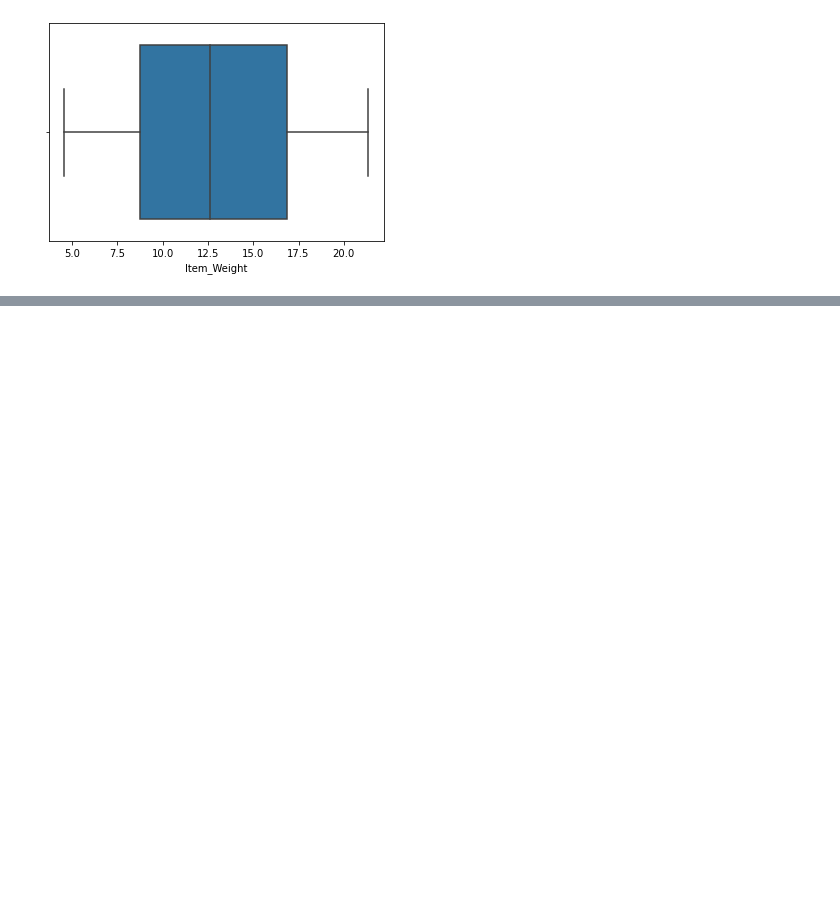
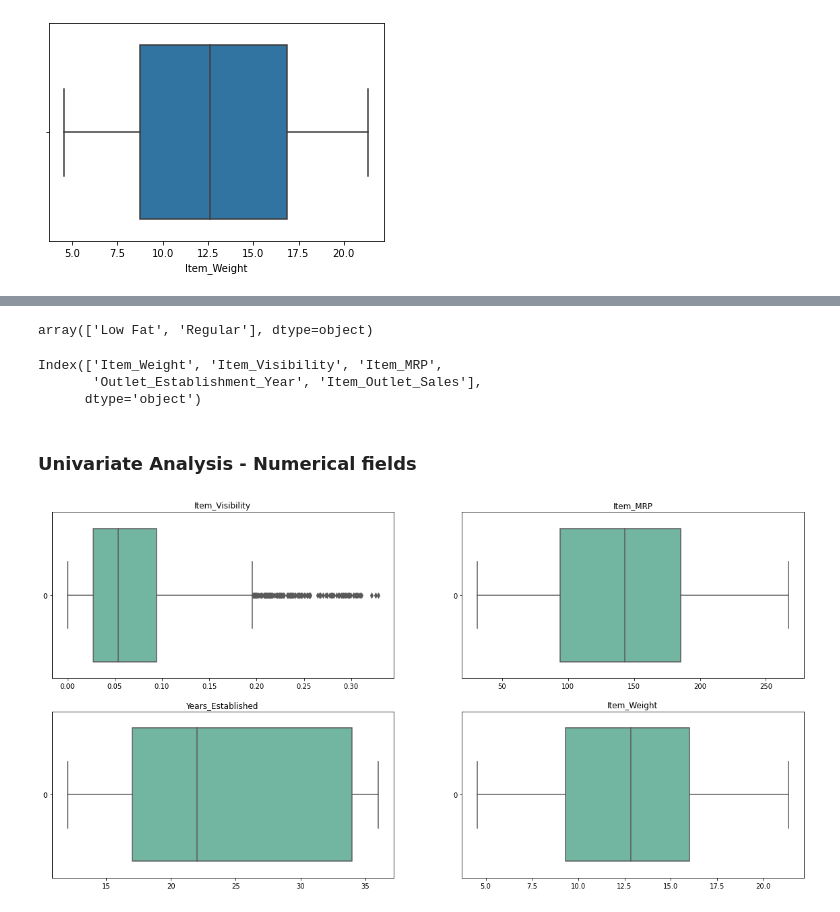
Before and after one commit to kanishkaRandunu/BigMart-Sales-Prediction, a Jupyter notebook: Big Mart Sales.ipynb, the cells around one changed output, grey strips where cells are left out. Drawn from its saved outputs; the diff is of its cells as text; code cells hidden in the pictures; blank space fills up the shorter version.

```diff
--- a/Big Mart Sales.ipynb
+++ b/Big Mart Sales.ipynb
@@ -89,0 +121,6 @@ ax_te = sns.boxplot(x = df_train['Item_Weight'])
+# %%
+train_mode = df_train['Outlet_Size'].mode()
+test_mode = df_test['Outlet_Size'].mode()
+
+print("Training set mode : {}".format(train_mode[0]))
+print("Test set mode : {}".format(test_mode[0]))
@@ -89,0 +130,3 @@ ax_te = sns.boxplot(x = df_train['Item_Weight'])
+# %%
+df_train['Outlet_Size'] = df_train['Outlet_Size'].fillna(train_mode[0])
+df_test['Outlet_Size'] = df_test['Outlet_Size'].fillna(test_mode[0])
@@ -89,0 +199,24 @@ ax_te = sns.boxplot(x = df_train['Item_Weight'])
+# %%
+df_train['Item_Fat_Content'].replace(['low fat','LF','reg'],['Low Fat','Low Fat','Regular'],inplace = True)
+df_train['Item_Fat_Content'].unique()
+# %% [output]
+array(['Low Fat', 'Regular'], dtype=object)
+# %%
+df_train['Years_Established'] = df_train['Outlet_Establishment_Year'].apply(lambda x: 2021 - x)
+df_test['Years_Established'] = df_test['Outlet_Establishment_Year'].apply(lambda x: 2021 - x)
+# %%
+num.columns
+# %% [output]
+Index(['Item_Weight', 'Item_Visibility', 'Item_MRP',
+       'Outlet_Establishment_Year', 'Item_Outlet_Sales'],
+      dtype='object')
+# %% [markdown]
+### Univariate Analysis - Numerical fields
+# %%
+fig, axs = plt.subplots(2,2,figsize=(20, 10))
+ax = sns.boxplot(data=df_train['Item_Visibility'], orient="h", palette="Set2",ax=axs[0,0]).set_title('Item_Visibility')
+ax = sns.boxplot(data=df_train['Item_MRP'], orient="h", palette="Set2",ax=axs[0,1]).set_title('Item_MRP')
+ax = sns.boxplot(data=df_train['Years_Established'], orient="h", palette="Set2",ax=axs[1,0]).set_title('Years_Established')
+ax = sns.boxplot(data=df_train['Item_Weight'], orient="h", palette="Set2",ax=axs[1,1]).set_title('Item_Weight')
+# %% [output]
+[figure, added]
```
Also changed, not shown: parts of 37 cells of this notebook.
